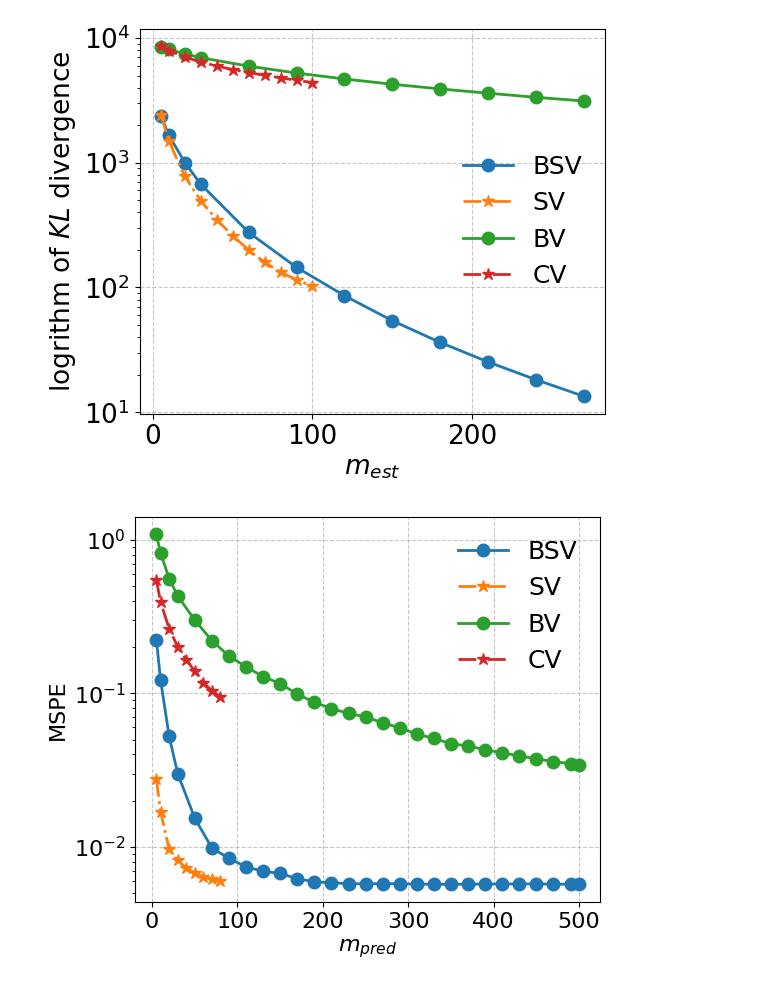
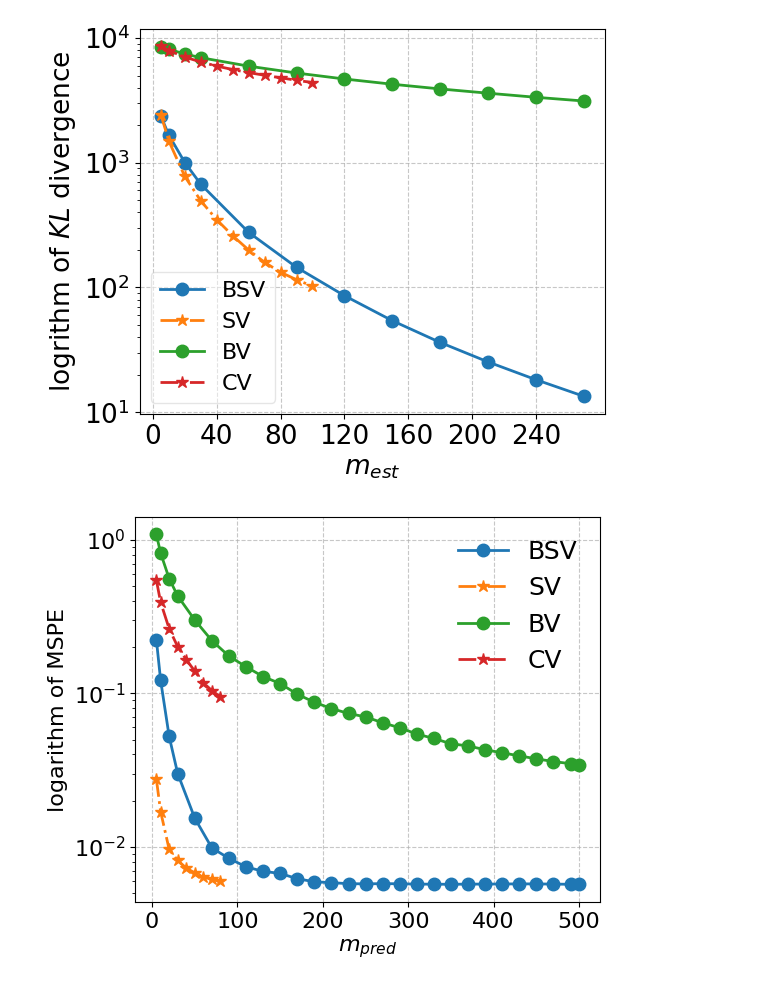
Before and after one commit to paper-code1/VecchiaConditionalExtremes, a Jupyter notebook: experiments/GPsimu.ipynb, the cells around one changed output. Saved outputs shown, nothing was run; the diff lists cells and outputs as text; code cells hidden in the pictures.

```diff
--- a/experiments/GPsimu.ipynb
+++ b/experiments/GPsimu.ipynb
@@ -246,35 +246,36 @@ for scaled in ['Scaled', 'Not Scaled']:
     if scaled == "Scaled":
         scale_label = "S"
     else:
         scale_label = ""
     plt.plot(df_subset_bv['m'], df_subset_bv['KL'],
              label= "B" + scale_label + "V",
              marker="o",  # Add markers to each point
              markersize=9,
              linestyle='-',  # Different line styles
             #  color=colors[scaled],
              linewidth=2)
     plt.plot(df_subset_cv['m'], df_subset_cv['KL'],
              label= "SV" if scaled == "Scaled" else "CV",
              marker="*",  # Add markers to each point
              markersize=9,
              linestyle="-.",  # Different line styles
             #  color=colors[scaled],
              linewidth=2)
 
 # plt.title('KL Divergence vs m')
 plt.xlabel(r'$m_{est}$')
 plt.ylabel(r'logrithm of $\mathit{KL}$ divergence')
 plt.yscale('log')
 plt.grid(True, linestyle='--', alpha=0.7)
-plt.legend(frameon=False, fontsize=18)
+plt.legend(framealpha=0.5, fontsize=16)
+plt.xticks(ticks=np.arange(0, max(m_bv)+1, 40))
 
 # Save the plot
 os.makedirs('./fig', exist_ok=True)
 plt.savefig('./fig/kl_divergence_comparison.pdf', bbox_inches='tight', dpi=300)
 plt.show()
 # %% [output]
-[figure, old version]
+[figure, new version]
 # %%
 import pandas as pd
 import matplotlib.pyplot as plt
@@ -343,7 +344,7 @@ plt.plot(m_cv_test, df_no_scaled_cv['mspe'] * scale_factor,
 
 # plt.title('KL Divergence vs m')
 plt.xlabel(r'$m_{pred}$')
-plt.ylabel(r'MSPE')
+plt.ylabel(r'logarithm of MSPE')
 plt.yscale('log')
 plt.grid(True, linestyle='--', alpha=0.7)
 plt.legend(frameon=False, fontsize=18)
@@ -353,4 +354,4 @@ os.makedirs('./fig', exist_ok=True)
 plt.savefig('./fig/mspe_comparison.pdf', bbox_inches='tight', dpi=300)
 plt.show()
 # %% [output]
-[figure, old version]
+[figure, new version]
```
Also changed, not shown: parts of 3 cells of this notebook, 2 other files.
